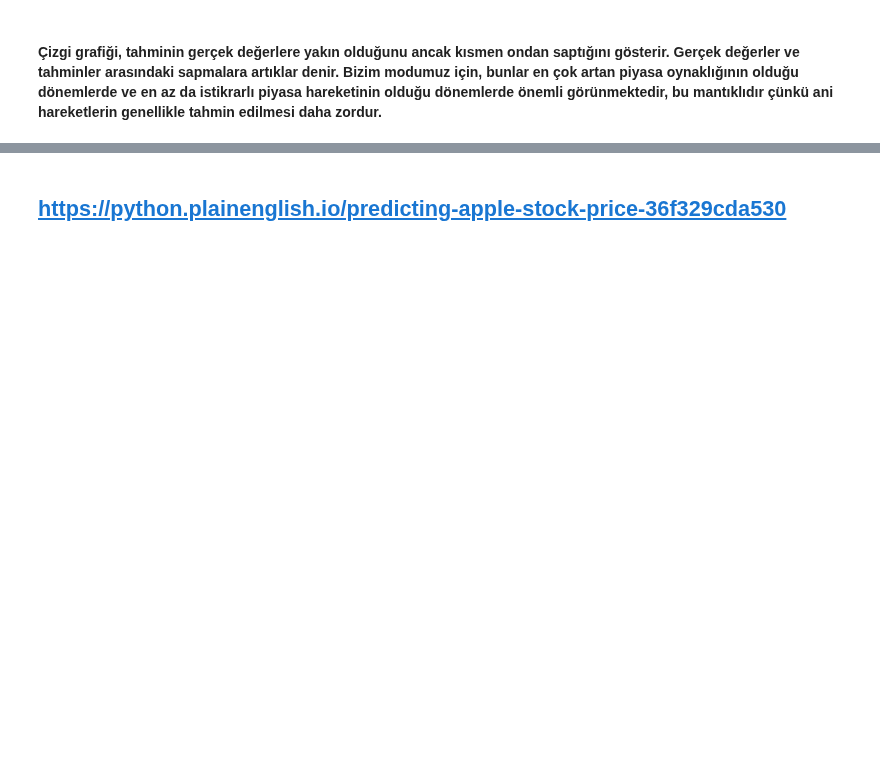
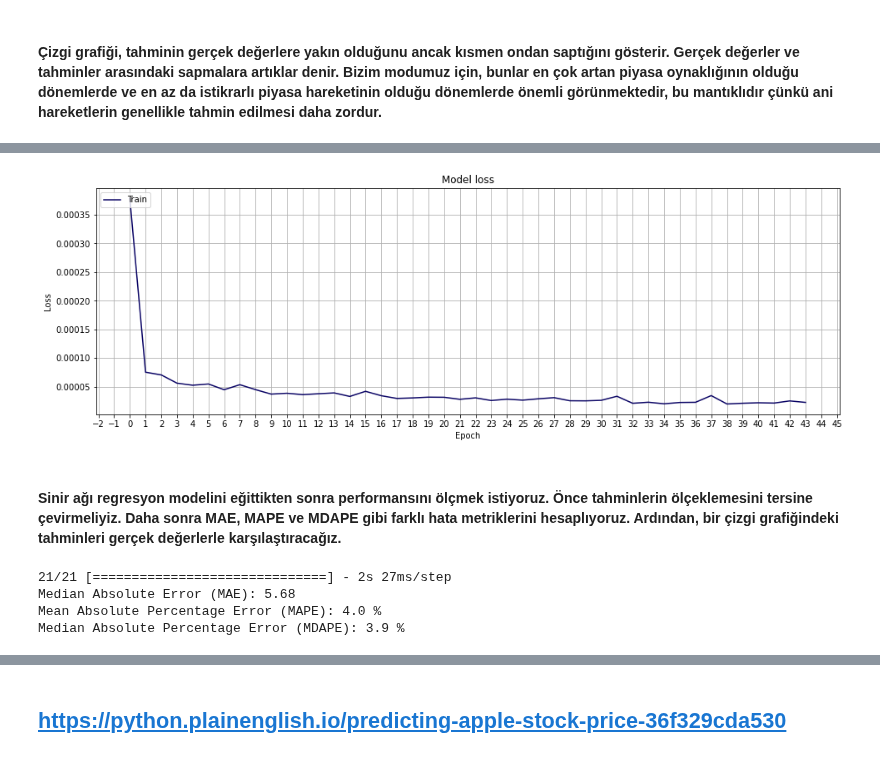
Before and after one commit to mustafaktaas/Python_StockPricePrediction_MachineLearning, a Jupyter notebook: StockMarketPrediction_Multivariate_Practice.ipynb, the cells around one changed output, grey strips where cells are left out. Saved outputs shown, nothing was run; the diff lists cells and outputs as text; code cells hidden in the pictures; blank space fills up the shorter version.

```diff
--- a/StockMarketPrediction_Multivariate_Practice.ipynb
+++ b/StockMarketPrediction_Multivariate_Practice.ipynb
@@ -580,0 +598,10 @@ The predicted close price is 150.61000061035156 (+1.66%)
+# %%
+model = Sequential()
+model.add(LSTM(128, input_shape=(x_train.shape[1], x_train.shape[2]), return_sequences=True))
+model.add(LSTM(64, input_shape=(x_train.shape[1], x_train.shape[2]), return_sequences=False))
+model.add(Dense(16,activation='relu'))
+model.add(Dense(1,activation='linear'))
+
+model.compile(loss='mean_squared_error',optimizer='adam')
+
+model.summary()
@@ -580,0 +626,11 @@ The predicted close price is 150.61000061035156 (+1.66%)
+# %%
+callbacks = EarlyStopping(monitor = "loss",patience = 5,verbose = 1)
+# %%
+epochs = 50
+batch_size = 16
+history = model.fit(x_train, y_train,
+                    batch_size=batch_size,
+                    epochs=epochs,
+                    validation_data=(x_test, y_test),
+                    callbacks = [callbacks]
+                   )
@@ -580,0 +655,33 @@ The predicted close price is 150.61000061035156 (+1.66%)
+# %%
+fig, ax = plt.subplots(figsize=(16, 5), sharex=True)
+sns.lineplot(data=history.history["loss"])
+plt.title("Model loss")
+plt.ylabel("Loss")
+plt.xlabel("Epoch")
+ax.xaxis.set_major_locator(plt.MaxNLocator(epochs))
+plt.legend(["Train", "Test"], loc="upper left")
+plt.grid()
+plt.show()
+# %% [output]
+[figure, added]
+# %% [markdown]
+#### Sinir ağı regresyon modelini eğittikten sonra performansını ölçmek istiyoruz. Önce tahminlerin ölçeklemesini tersine çevirmeliyiz. Daha sonra MAE, MAPE ve MDAPE gibi farklı hata metriklerini hesaplıyoruz. Ardından, bir çizgi grafiğindeki tahminleri gerçek değerlerle karşılaştıracağız.
+# %%
+y_pred_scaled = model.predict(x_test)
+
+y_pred = scaler_pred.inverse_transform(y_pred_scaled)
+y_test_unscaled = scaler_pred.inverse_transform(y_test.reshape(-1, 1))
+
+MAE = mean_absolute_error(y_test_unscaled, y_pred)
+print(f'Median Absolute Error (MAE): {np.round(MAE, 2)}')
+
+MAPE = np.mean((np.abs(np.subtract(y_test_unscaled, y_pred)/ y_test_unscaled))) * 100
+print(f'Mean Absolute Percentage Error (MAPE): {np.round(MAPE, 2)} %')
+
+MDAPE = np.median((np.abs(np.subtract(y_test_unscaled, y_pred)/ y_test_unscaled)) ) * 100
+print(f'Median Absolute Percentage Error (MDAPE): {np.round(MDAPE, 2)} %')
+# %% [output]
+21/21 [==============================] - 2s 27ms/step
+Median Absolute Error (MAE): 5.68
+Mean Absolute Percentage Error (MAPE): 4.0 %
+Median Absolute Percentage Error (MDAPE): 3.9 %
```
Also changed, not shown: parts of 35 cells of this notebook.
